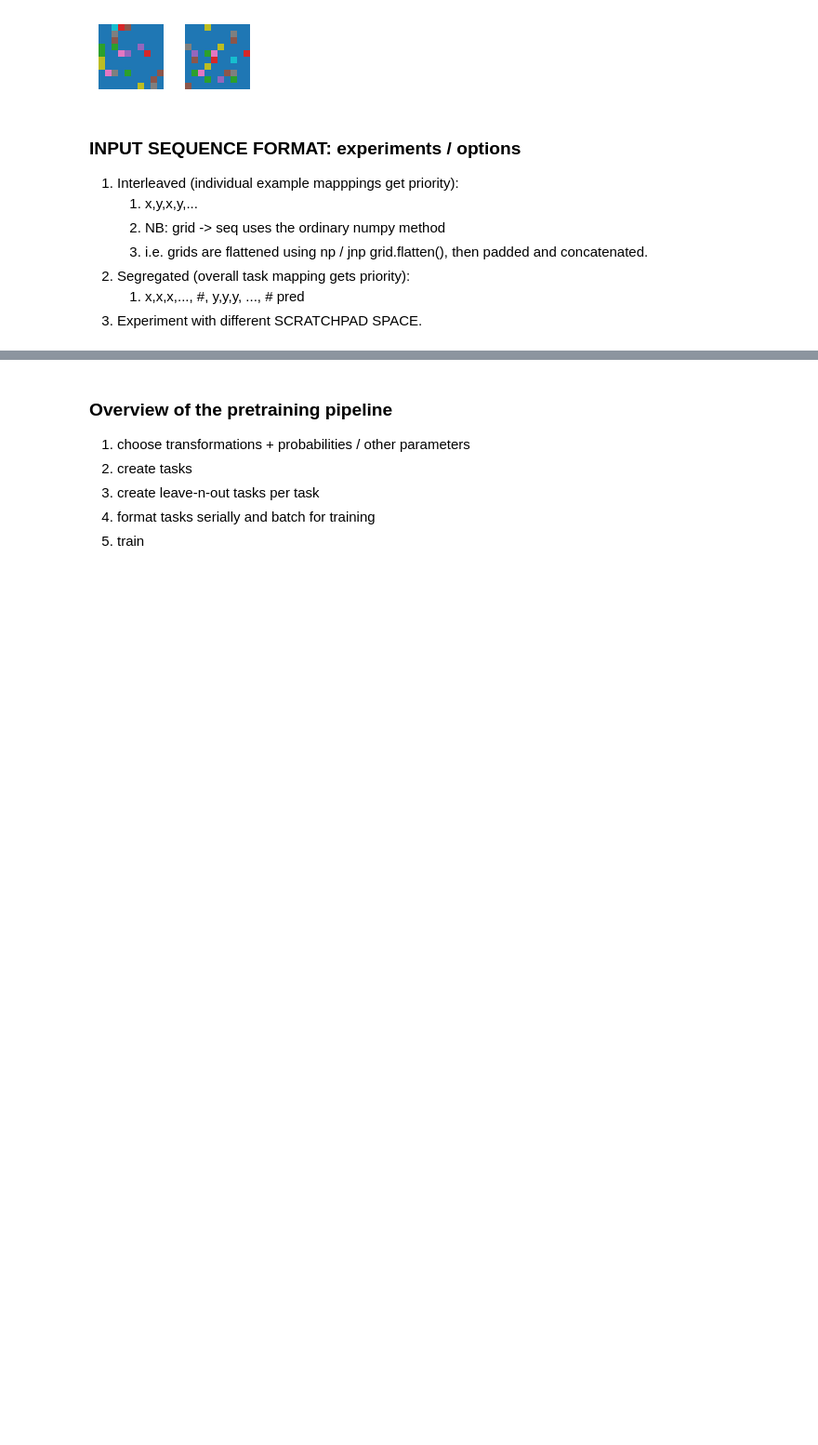
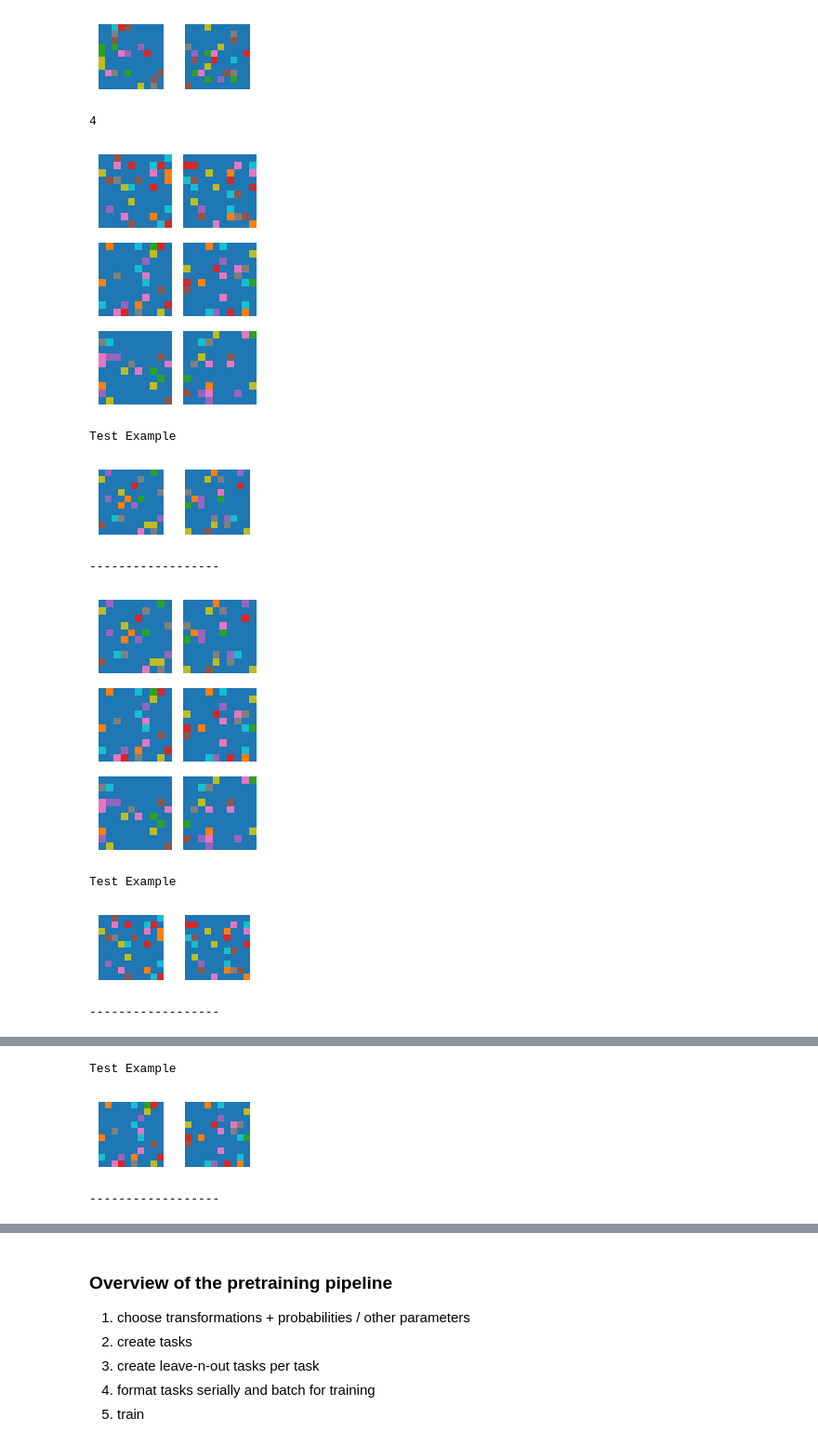
Before and after one commit to samj-ai/composition, a Jupyter notebook: notebooks/data_test.ipynb, the cells around one changed output, grey strips where cells are left out. Shown at 93% size. Drawn from its saved outputs; the diff is of its cells as text; code cells hidden in the pictures; blank space fills up the shorter version.

```diff
--- a/notebooks/data_test.ipynb
+++ b/notebooks/data_test.ipynb
@@ -805,7 +832,7 @@ def generate_ttt_data(task, n=1):
         combs = [indices - set(comb) for comb in combs]
         for comb in combs:
             initial_tasks.append(
-                Task(train_examples=[examples[j] for j in comb], test_examples=examples[i])
+                Task(train_examples=[examples[j] for j in comb], test_example=examples[i])
             )
     # TODO: Add Augmentation
     return initial_tasks
@@ -844,19 +871,26 @@ def display_task(task, size_per_grid=5):
     display(test_input[None], test_output[None], size_per_grid=size_per_grid)
 # %%
 task = to_task_lazy(grid_batch_I, grid_batch_O)
+# %%
+ttt_tasks = generate_ttt_data(task, n=1)
 # %%
 display_task(task, size_per_grid=1)
 # %% [output]
 [figure]
 Test Example
 [figure]
-# %% [markdown]
-### INPUT SEQUENCE FORMAT: experiments / options
-
-1. Interleaved (individual example mapppings get priority):
-   1. x,y,x,y,...
-   2. NB: grid -> seq uses the ordinary numpy method
-   3. i.e. grids are flattened using np / jnp grid.flatten(), then padded and concatenated.
-2. Segregated (overall task mapping gets priority):
-   1. x,x,x,..., #, y,y,y, ..., # pred
-3. Experiment with different SCRATCHPAD SPACE.
+# %%
+print(len(ttt_tasks))
+for i in range(3):
+    display_task(ttt_tasks[i], size_per_grid=1)
+    print('------------------')
+# %% [output]
+4
+[figure, added]
+Test Example
+[figure, added]
+------------------
+[figure, added]
+Test Example
+[figure, added]
+------------------
@@ -863,3 +898,6 @@ Test Example
+Test Example
+[figure, added]
+------------------
 # %%
 vocab = list(range(50))
 named_tokens = {
```
Also changed, not shown: parts of 18 cells of this notebook, 1 other file.
